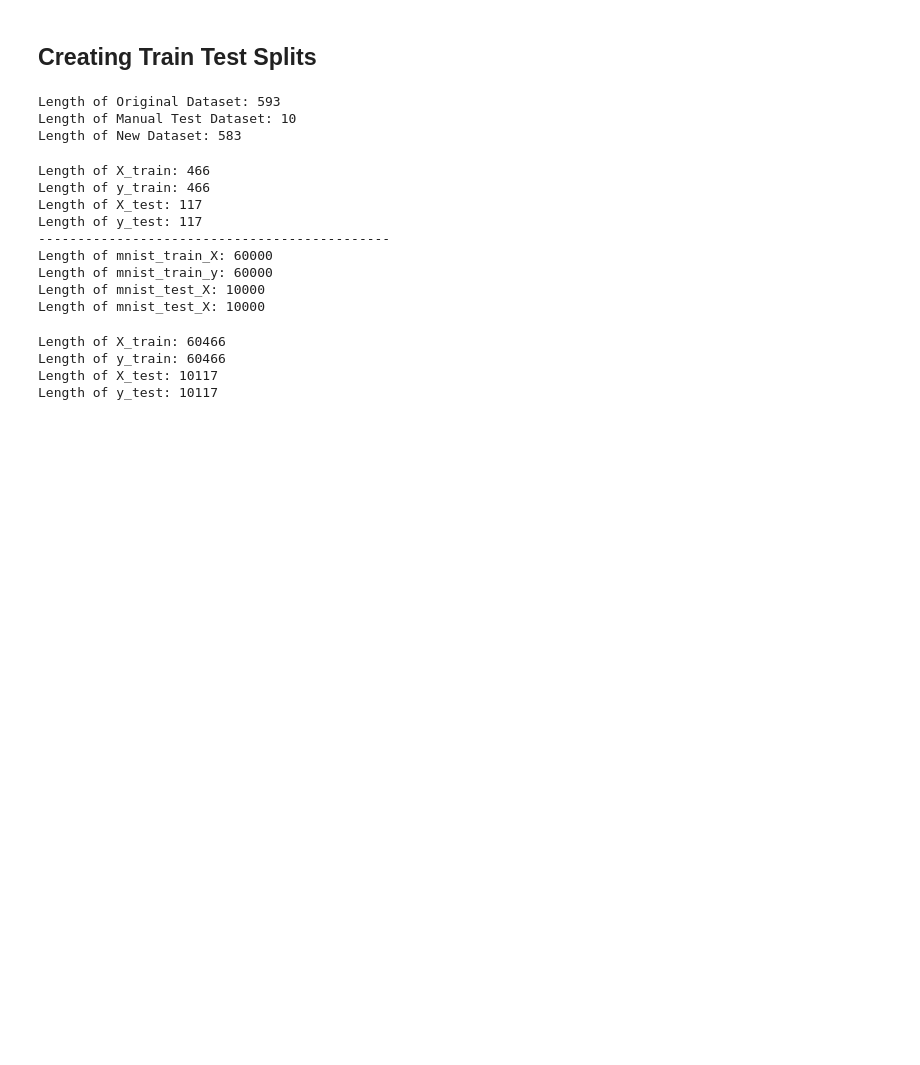
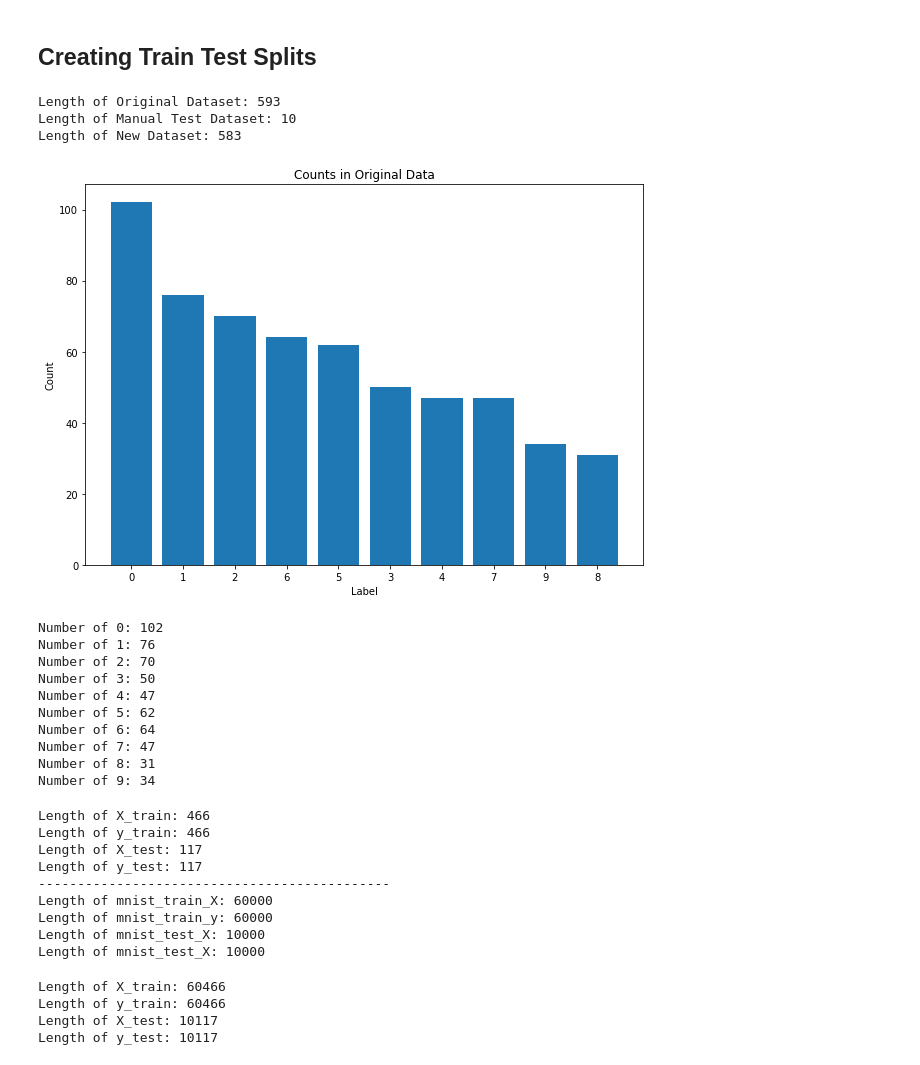
Before and after one commit to TCannonx/Neural-Networks-CA1, a Jupyter notebook: Neural Networks.ipynb, the cells around one changed output. Drawn from its saved outputs; the diff is of its cells as text; code cells hidden in the pictures; blank space fills up the shorter version.

Commit message:
Added Visualisations

```diff
--- a/Neural Networks.ipynb
+++ b/Neural Networks.ipynb
@@ -105,0 +103,26 @@ y = np.array(y)
+# %%
+counts = pd.Series(y).value_counts().to_dict()
+
+plt.figure(figsize=(10, 7))
+plt.bar(range(len(counts)), list(counts.values()), align='center')
+plt.xticks(range(len(counts)), list(counts.keys()))
+plt.xlabel('Label')
+plt.ylabel('Count')
+plt.title('Counts in Original Data')
+plt.show()
+
+for num in range(len(counts)):
+    count = counts[num]
+    print(f'Number of {num}:', count)
+# %% [output]
+[figure, added]
+Number of 0: 102
+Number of 1: 76
+Number of 2: 70
+Number of 3: 50
+Number of 4: 47
+Number of 5: 62
+Number of 6: 64
+Number of 7: 47
+Number of 8: 31
+Number of 9: 34
```
Also changed, not shown: parts of 9 cells of this notebook.
